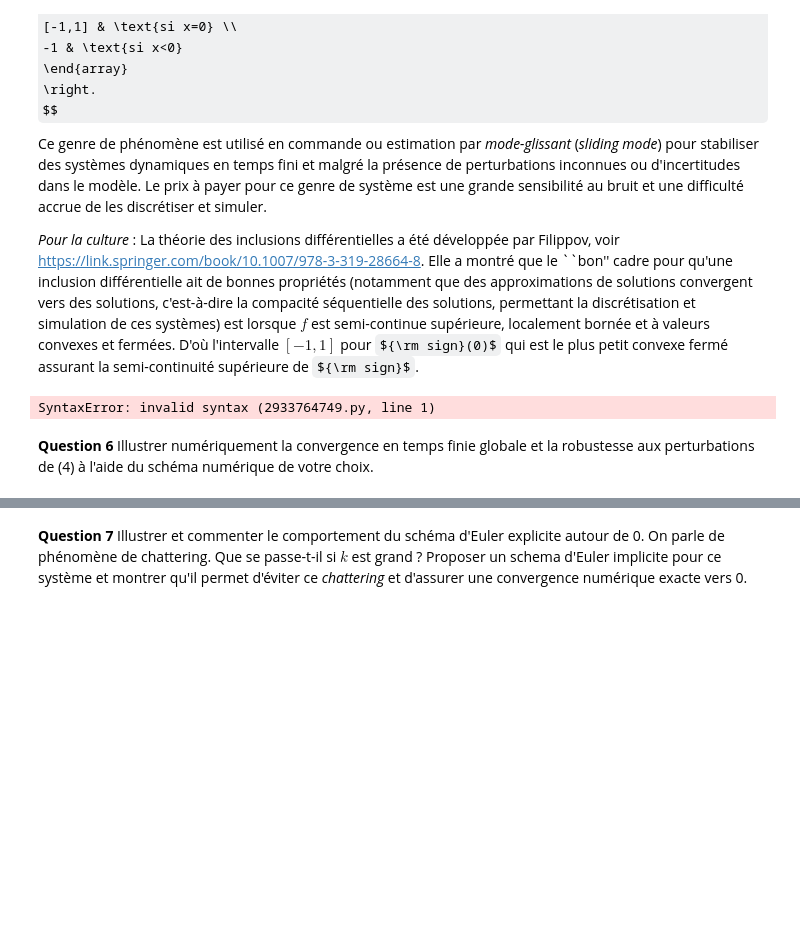
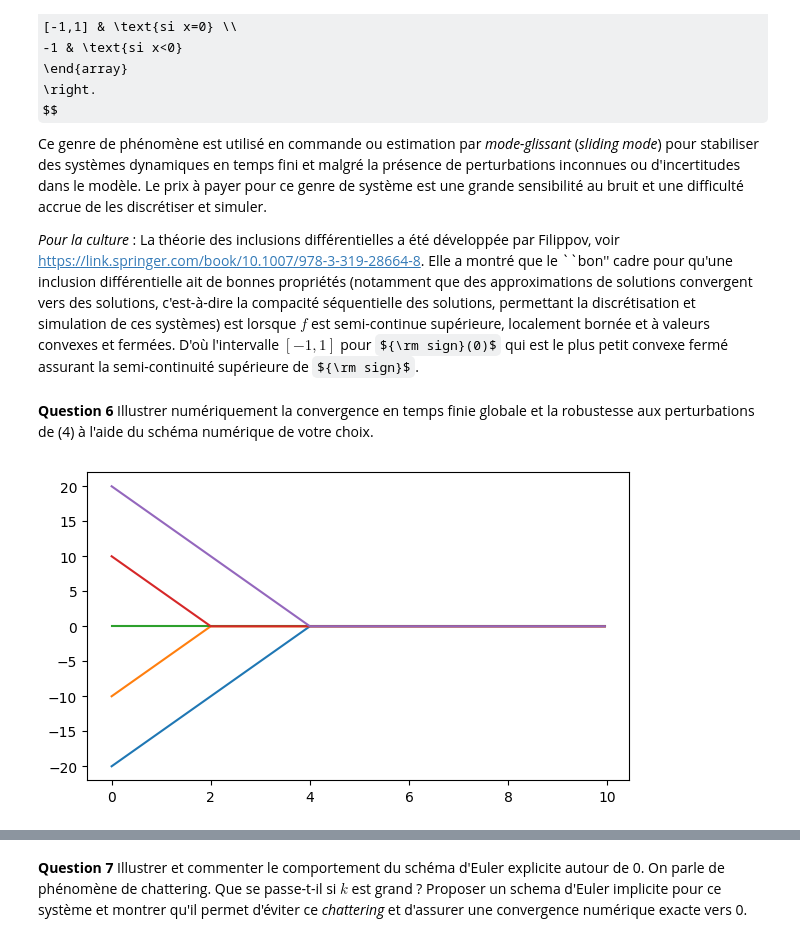
Before and after one commit to Zahrrock/Projet-Equa-diff-Esther-Yohann, a Jupyter notebook: Projet - Equations Différentielles - 2025.ipynb, the cells around one changed output, grey strips where cells are left out. Saved outputs shown, nothing was run; the diff lists cells and outputs as text; code cells hidden in the pictures; some formulas as TeX source; blank space fills up the shorter version.

```diff
--- a/Projet - Equations Différentielles - 2025.ipynb
+++ b/Projet - Equations Différentielles - 2025.ipynb
@@ -145,9 +145,3 @@ $$
 Ce genre de phénomène est utilisé en commande ou estimation par *mode-glissant* (*sliding mode*) pour stabiliser des systèmes dynamiques en temps fini et malgré la présence de perturbations inconnues ou d'incertitudes dans le modèle. Le prix à payer pour ce genre de système est une grande sensibilité au bruit et une difficulté accrue de les discrétiser et simuler.
 
 *Pour la culture* : La théorie des inclusions différentielles a été développée par Filippov, voir https://link.springer.com/book/10.1007/978-3-319-28664-8. Elle a montré que le ``bon'' cadre pour qu'une inclusion différentielle ait de bonnes propriétés (notamment que des approximations de solutions convergent vers des solutions, c'est-à-dire la compacité séquentielle des solutions, permettant la discrétisation et simulation de ces systèmes) est lorsque $f$ est semi-continue supérieure, localement bornée et à valeurs convexes et fermées. D'où l'intervalle $[-1,1]$ pour ${\rm sign}(0)$ qui est le plus petit convexe fermé assurant la semi-continuité supérieure de ${\rm sign}$.
-# %%
-f continue COURS
-dx/dt < -alpha
-donc x< x0 -alpha*sign(x0)t
-# %% [output]
-SyntaxError: invalid syntax (2933764749.py, line 1)
@@ -156 +159,12 @@ SyntaxError: invalid syntax (2933764749.py, line 1)
+# %%
+# Illustration de la convergence en temps fini globale
+def f(x, t):
+    return -k*np.sign(x)
+
+X0 = np.arange(-20, 21, 10)
+for x0 in X0 :
+    time, sol = euler_explicit(f, x0, t0, tf, dt)
+    plt.plot(time, sol)
+# %% [output]
+[figure, added]
 # %%
```
Also changed, not shown: parts of 3 cells of this notebook.
